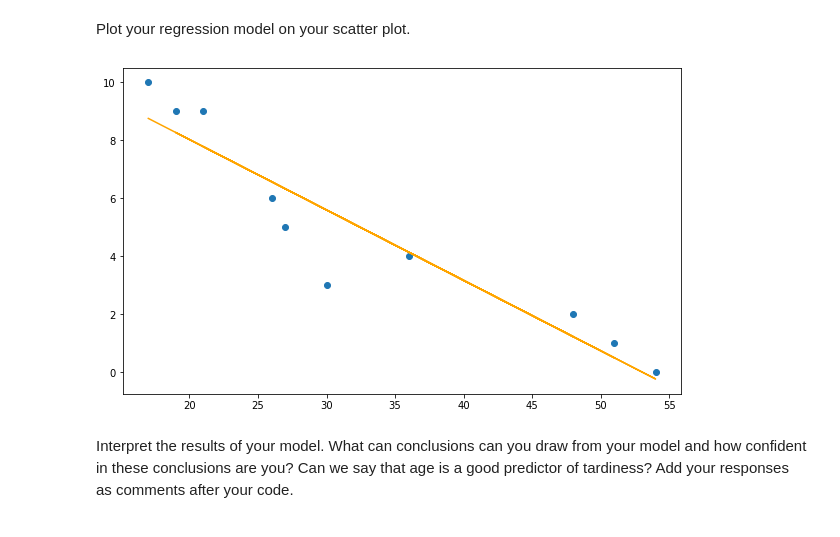
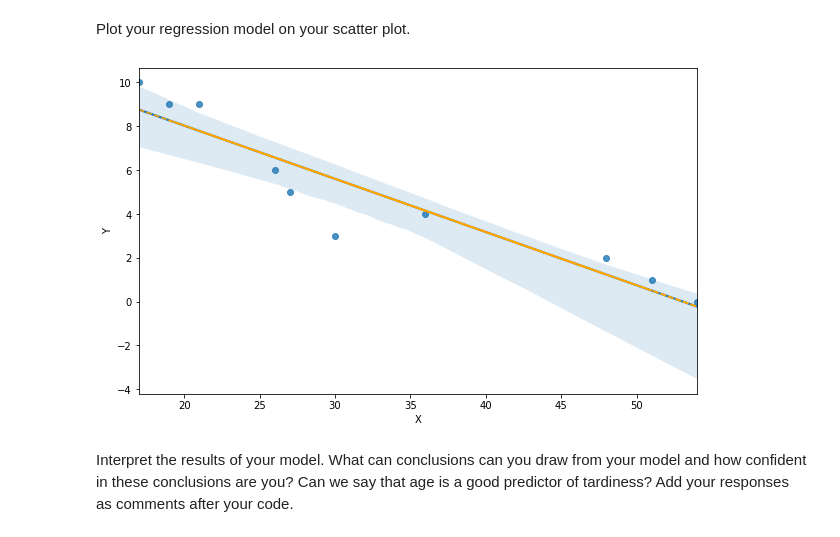
Before and after one commit to ta-datapt-bcn/lab-regression-analysis, a Jupyter notebook: your-code.ipynb, the cells around one changed output. Cells and saved outputs as stored; diff of their text form; code cells hidden in the pictures.

```diff
--- a/your-code.ipynb
+++ b/your-code.ipynb
@@ -109,10 +109,10 @@ Plot your regression model on your scatter plot.
 # Your code here.
 y_pred = lr.predict(X)
 # %%
-_ = plt.scatter(X, y)
-_ = plt.plot(X, y_pred, color='orange')
+_ = sns.regplot(data=student_data, x='X', y='Y')
+_ = plt.plot(X, y_pred, color='orange', linestyle='--')
 # %% [output]
-[figure, old version]
+[figure, new version]
 # %% [markdown]
 Interpret the results of your model. What can conclusions can you draw from your model and how confident in these conclusions are you? Can we say that age is a good predictor of tardiness? Add your responses as comments after your code.
 # %%
```
Also changed, not shown: parts of 16 cells of this notebook.
